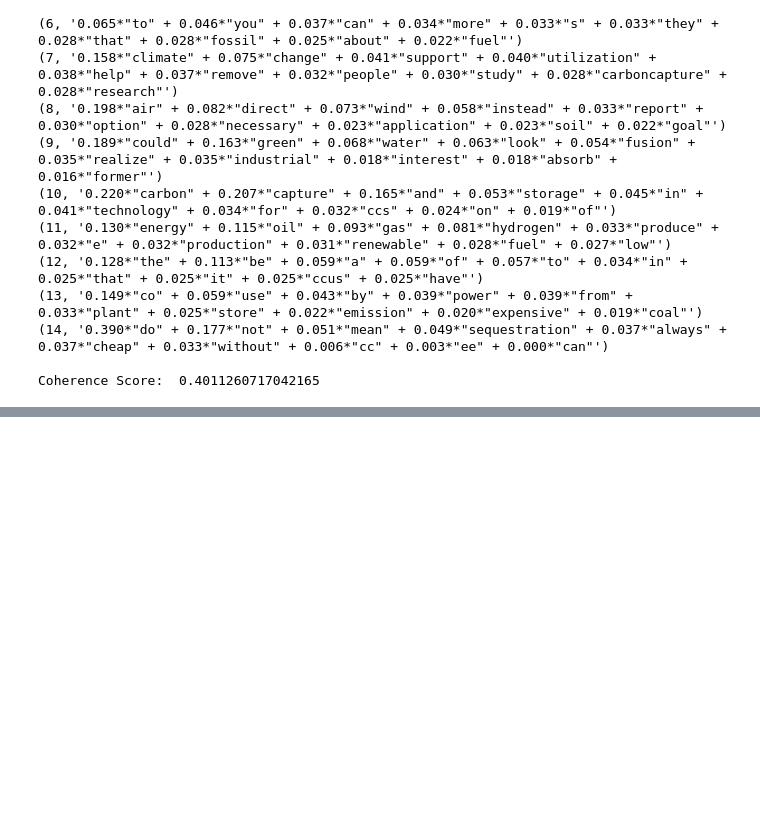
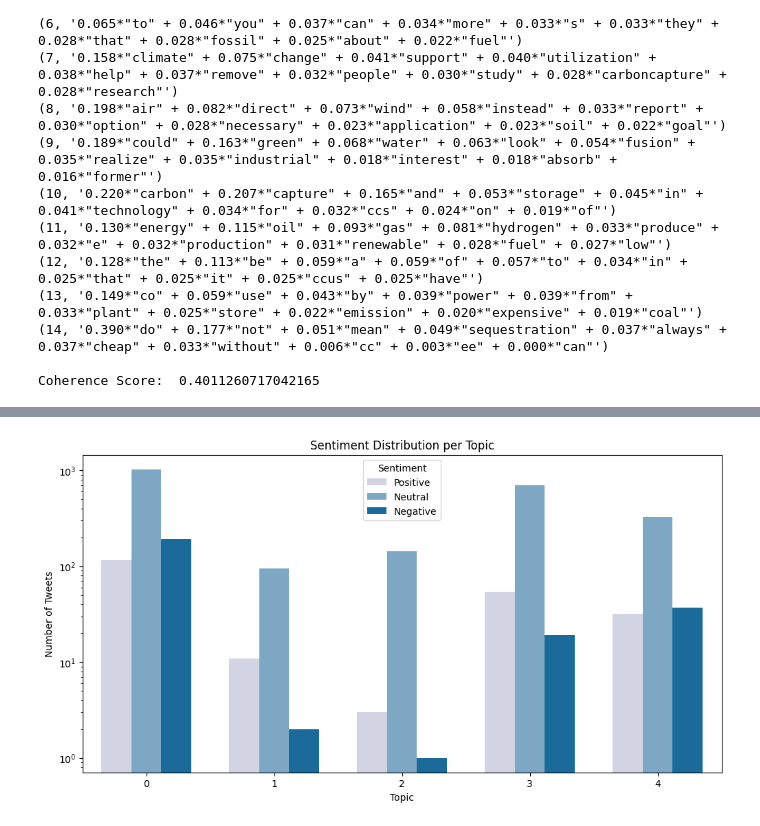
Before and after one commit to emyms29/ccus, a Jupyter notebook: ccusm.ipynb, the cells around one changed output, grey strips where cells are left out. Drawn from its saved outputs; the diff is of its cells as text; code cells hidden in the pictures; blank space fills up the shorter version.

```diff
--- a/ccusm.ipynb
+++ b/ccusm.ipynb
@@ -230,10 +156,0 @@ plt.show()
-# %%
-topic_matrix = np.array([[prob for _, prob in lda_ccus_15.get_document_topics(bow, minimum_probability=0)]
-                         for bow in corpus])
-tsne_model = TSNE(n_components=2, random_state=42)
-tsne_coords = tsne_model.fit_transform(topic_matrix)
-df_ccus['tsne_x'] = tsne_coords[:, 0]
-df_ccus['tsne_y'] = tsne_coords[:, 1]
-ax = df_ccus.plot.scatter(x='tsne_x', y='tsne_y', c='dominant_topic', colormap='tab10', figsize=(10,7), alpha=0.7)
-plt.title('t-SNE Visualization of Document Topics')
-plt.show()
@@ -242,10 +156,0 @@ plt.show()
-# %%
-topic_matrix = np.array([[prob for _, prob in lda_ccus_10.get_document_topics(bow, minimum_probability=0)]
-                         for bow in corpus])
-tsne_model = TSNE(n_components=2, random_state=42)
-tsne_coords = tsne_model.fit_transform(topic_matrix)
-df_ccus['tsne_x'] = tsne_coords[:, 0]
-df_ccus['tsne_y'] = tsne_coords[:, 1]
-ax = df_ccus.plot.scatter(x='tsne_x', y='tsne_y', c='dominant_topic', colormap='tab10', figsize=(10,7), alpha=0.7)
-plt.title('t-SNE Visualization of Document Topics')
-plt.show()
@@ -276,0 +182,18 @@ visualize_lda_tsne(lda_ccus_15, corpus, num_topics=15, title="LDA CCUS")
+# %%
+#---assign each tweet its dominant topic------
+def get_dominant_topic(lda, bow):
+    topic_probs = lda.get_document_topics(bow)
+    return max(topic_probs, key=lambda x: x[1])[0]
+
+df_ccus['Topic'] = [get_dominant_topic(lda_ccus_5, doc) for doc in corpus]
+# %%
+plt.figure(figsize=(12, 6))
+scp = sns.countplot(x='Topic', hue='Sentiment', data=df_ccus, palette='PuBu', width=0.7)
+scp.set_yscale('log')
+plt.title("Sentiment Distribution per Topic")
+plt.xlabel("Topic")
+plt.ylabel("Number of Tweets")
+plt.legend(title="Sentiment")
+plt.show()
+# %% [output]
+[figure, added]
```
Also changed, not shown: parts of 31 cells of this notebook.
